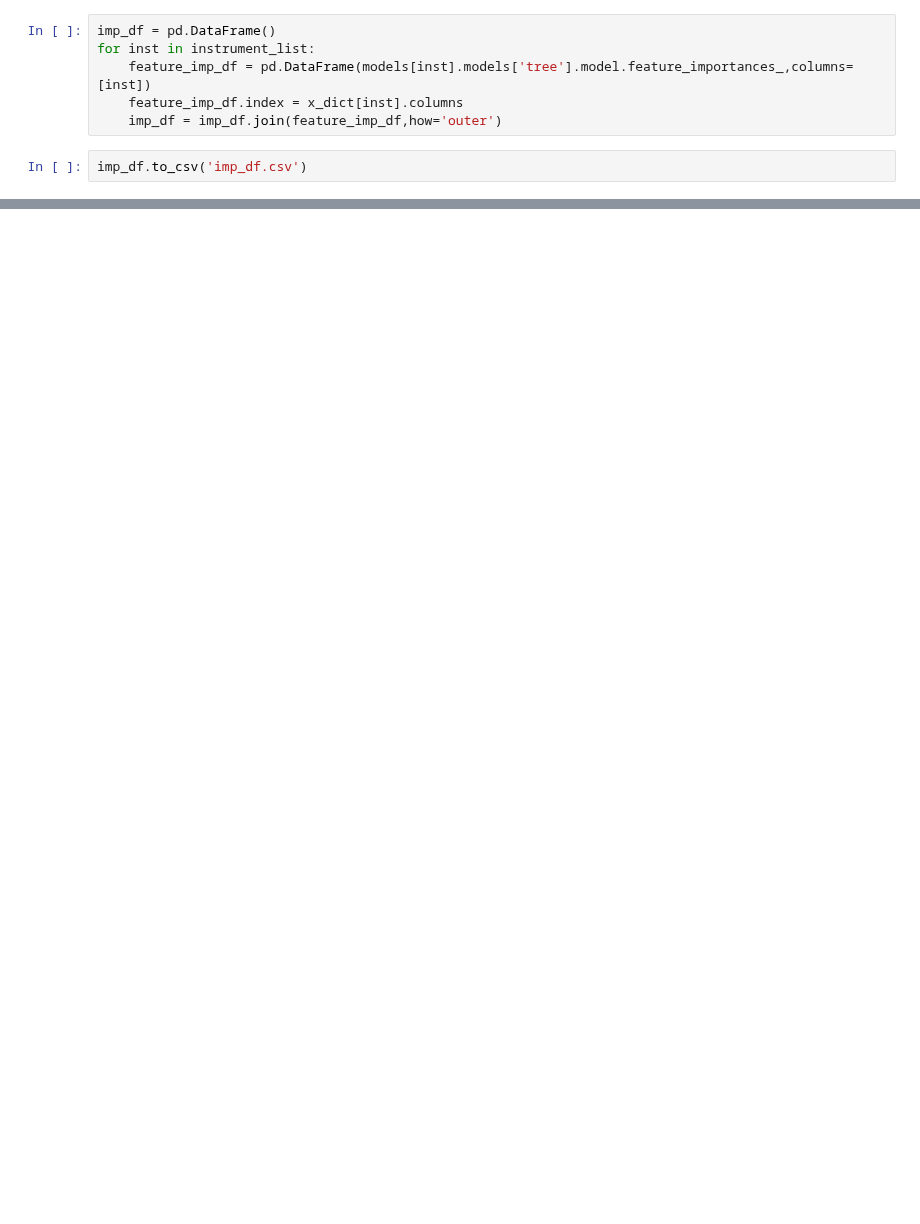
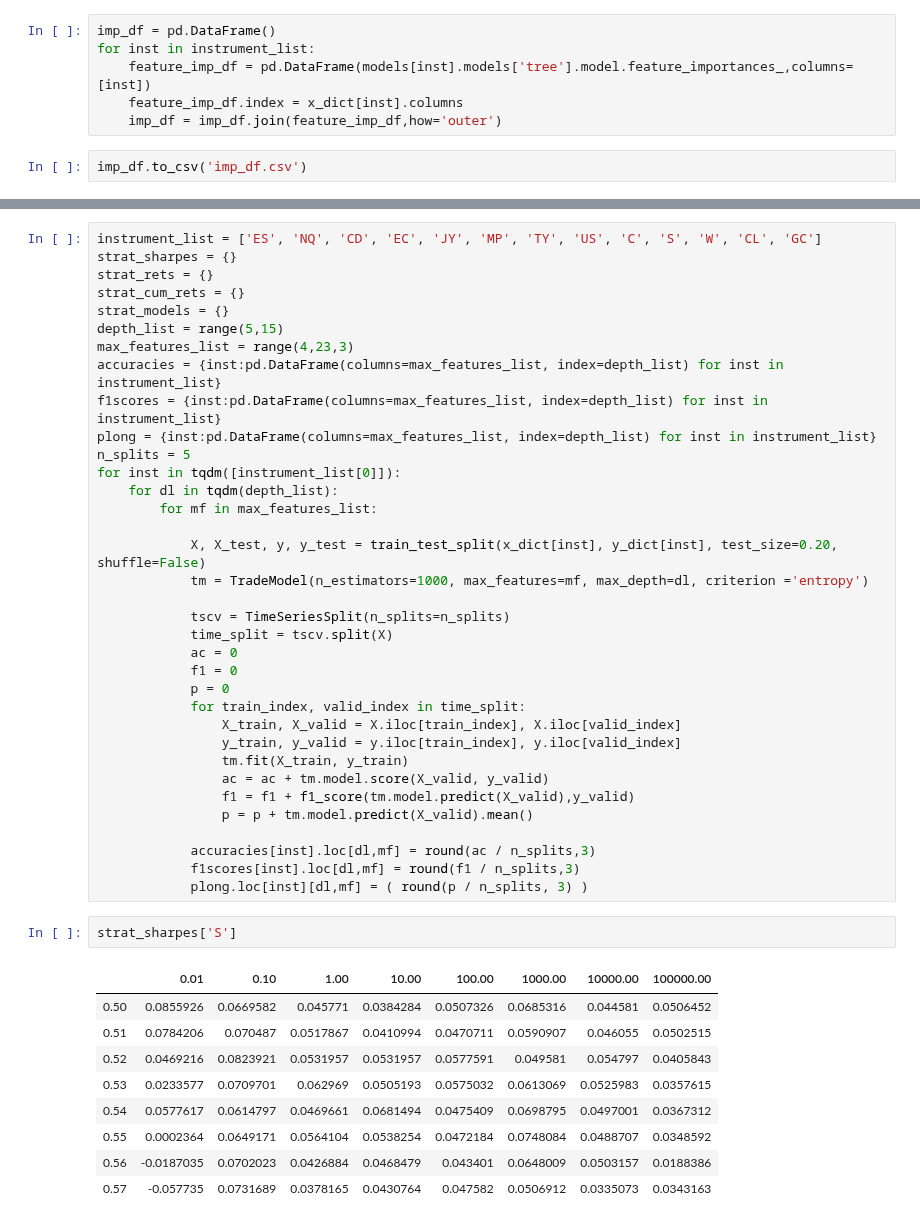
Before and after one commit to QuantCS109/TrumpTweets, a Jupyter notebook: notebooks_modelling/all_models.ipynb, the cells around one changed output, grey strips where cells are left out. Drawn from its saved outputs; the diff is of its cells as text; blank space fills up the shorter version.

```diff
--- a/notebooks_modelling/all_models.ipynb
+++ b/notebooks_modelling/all_models.ipynb
@@ -141,0 +247,47 @@ imp_df.to_csv('imp_df.csv')
+# %%
+instrument_list = ['ES', 'NQ', 'CD', 'EC', 'JY', 'MP', 'TY', 'US', 'C', 'S', 'W', 'CL', 'GC']
+strat_sharpes = {}
+strat_rets = {}
+strat_cum_rets = {}
+strat_models = {}
+depth_list = range(5,15)
+max_features_list = range(4,23,3)
+accuracies = {inst:pd.DataFrame(columns=max_features_list, index=depth_list) for inst in instrument_list}
+f1scores = {inst:pd.DataFrame(columns=max_features_list, index=depth_list) for inst in instrument_list}
+plong = {inst:pd.DataFrame(columns=max_features_list, index=depth_list) for inst in instrument_list}
+n_splits = 5
+for inst in tqdm([instrument_list[0]]):
+    for dl in tqdm(depth_list):
+        for mf in max_features_list:
+
+            X, X_test, y, y_test = train_test_split(x_dict[inst], y_dict[inst], test_size=0.20, shuffle=False)
+            tm = TradeModel(n_estimators=1000, max_features=mf, max_depth=dl, criterion ='entropy')
+
+            tscv = TimeSeriesSplit(n_splits=n_splits)
+            time_split = tscv.split(X)
+            ac = 0
+            f1 = 0
+            p = 0
+            for train_index, valid_index in time_split:
+                X_train, X_valid = X.iloc[train_index], X.iloc[valid_index]
+                y_train, y_valid = y.iloc[train_index], y.iloc[valid_index]
+                tm.fit(X_train, y_train)
+                ac = ac + tm.model.score(X_valid, y_valid)
+                f1 = f1 + f1_score(tm.model.predict(X_valid),y_valid)
+                p = p + tm.model.predict(X_valid).mean()
+
+            accuracies[inst].loc[dl,mf] = round(ac / n_splits,3)
+            f1scores[inst].loc[dl,mf] = round(f1 / n_splits,3)
+            plong.loc[inst][dl,mf] = ( round(p / n_splits, 3) )
+# %%
+strat_sharpes['S']
+# %% [output]
+|  | 0.01 | 0.10 | 1.00 | 10.00 | 100.00 | 1000.00 | 10000.00 | 100000.00 |
+| 0.50 | 0.0855926 | 0.0669582 | 0.045771 | 0.0384284 | 0.0507326 | 0.0685316 | 0.044581 | 0.0506452 |
+| 0.51 | 0.0784206 | 0.070487 | 0.0517867 | 0.0410994 | 0.0470711 | 0.0590907 | 0.046055 | 0.0502515 |
+| 0.52 | 0.0469216 | 0.0823921 | 0.0531957 | 0.0531957 | 0.0577591 | 0.049581 | 0.054797 | 0.0405843 |
+| 0.53 | 0.0233577 | 0.0709701 | 0.062969 | 0.0505193 | 0.0575032 | 0.0613069 | 0.0525983 | 0.0357615 |
+| 0.54 | 0.0577617 | 0.0614797 | 0.0469661 | 0.0681494 | 0.0475409 | 0.0698795 | 0.0497001 | 0.0367312 |
+| 0.55 | 0.0002364 | 0.0649171 | 0.0564104 | 0.0538254 | 0.0472184 | 0.0748084 | 0.0488707 | 0.0348592 |
+| 0.56 | -0.0187035 | 0.0702023 | 0.0426884 | 0.0468479 | 0.043401 | 0.0648009 | 0.0503157 | 0.0188386 |
+| 0.57 | -0.057735 | 0.0731689 | 0.0378165 | 0.0430764 | 0.047582 | 0.0506912 | 0.0335073 | 0.0343163 |
```
Also changed, not shown: parts of 14 cells of this notebook, 3 other files.
